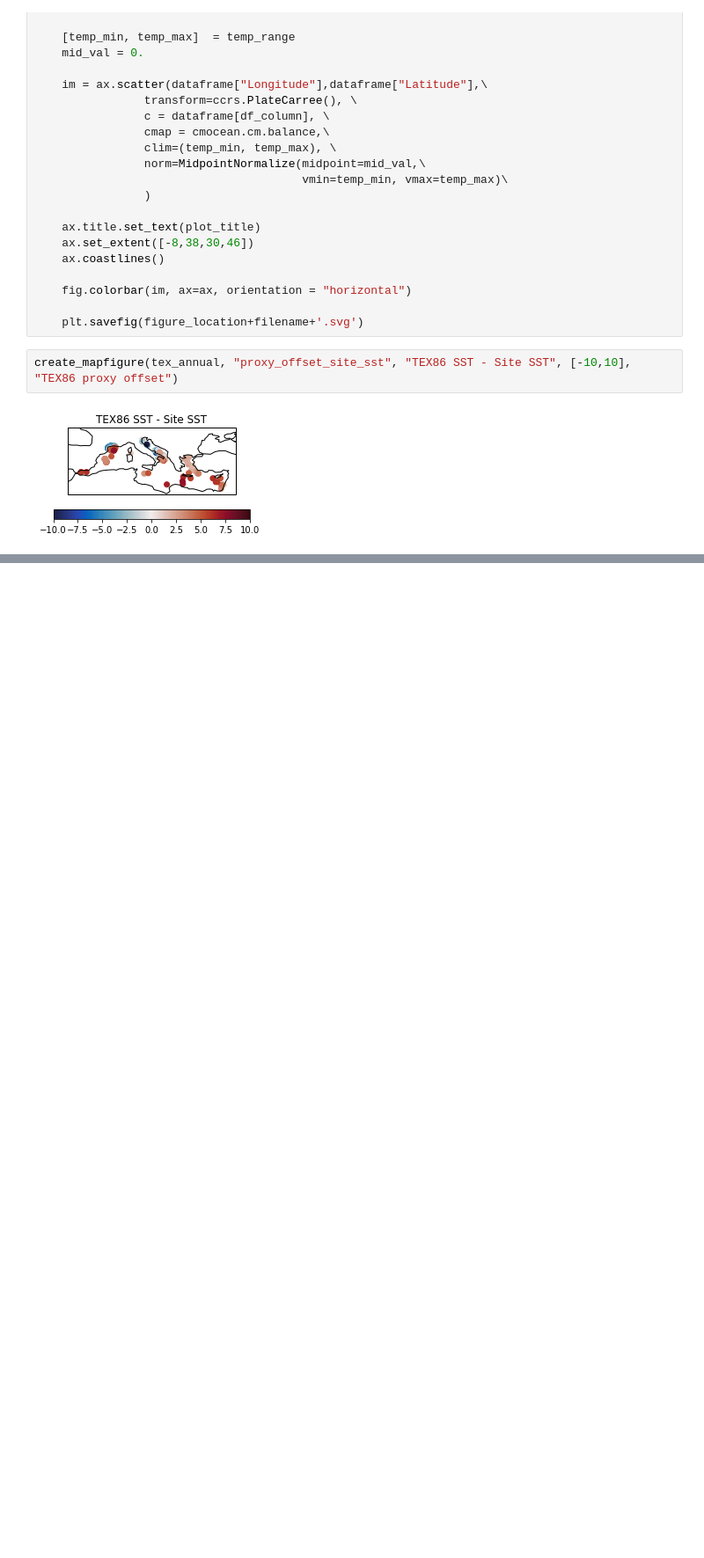
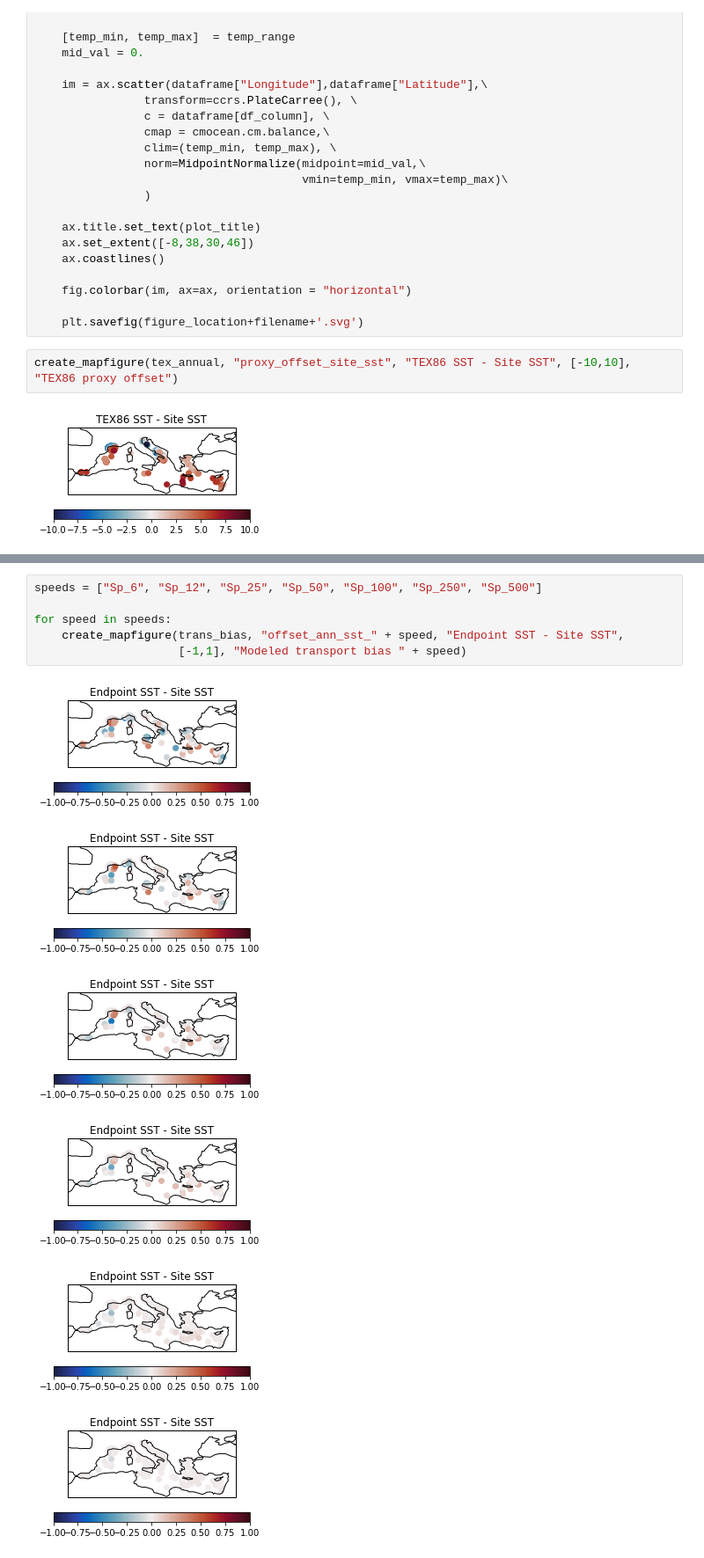
Before and after one commit to addison-rice/lateral-transport, a Jupyter notebook: src/plotting_temp_diff-nemo.ipynb, the cells around one changed output, grey strips where cells are left out. Shown at 88% size. Drawn from its saved outputs; the diff is of its cells as text; blank space fills up the shorter version.

```diff
--- a/src/plotting_temp_diff-nemo.ipynb
+++ b/src/plotting_temp_diff-nemo.ipynb
@@ -72,0 +82,13 @@ create_mapfigure(tex_annual, "proxy_offset_site_sst", "TEX86 SST - Site SST", [-
+# %%
+speeds = ["Sp_6", "Sp_12", "Sp_25", "Sp_50", "Sp_100", "Sp_250", "Sp_500"]
+
+for speed in speeds:
+    create_mapfigure(trans_bias, "offset_ann_sst_" + speed, "Endpoint SST - Site SST",
+                     [-1,1], "Modeled transport bias " + speed)
+# %% [output]
+[figure, added]
+[figure, added]
+[figure, added]
+[figure, added]
+[figure, added]
+[figure, added]
```
Also changed, not shown: parts of 3 cells of this notebook.
